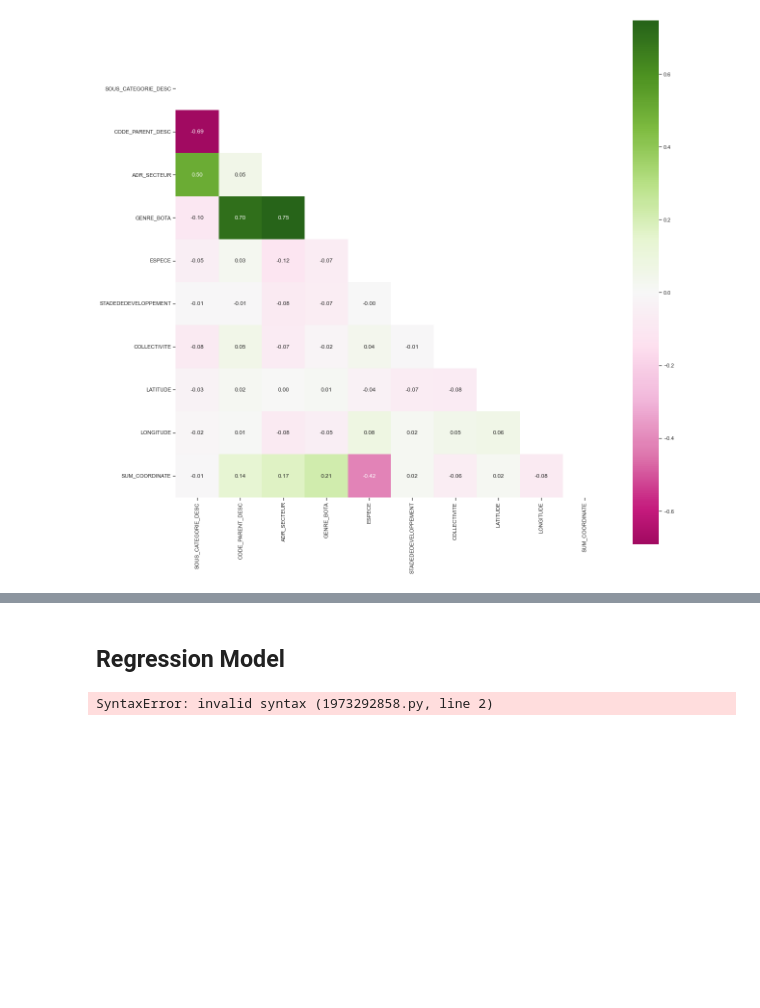
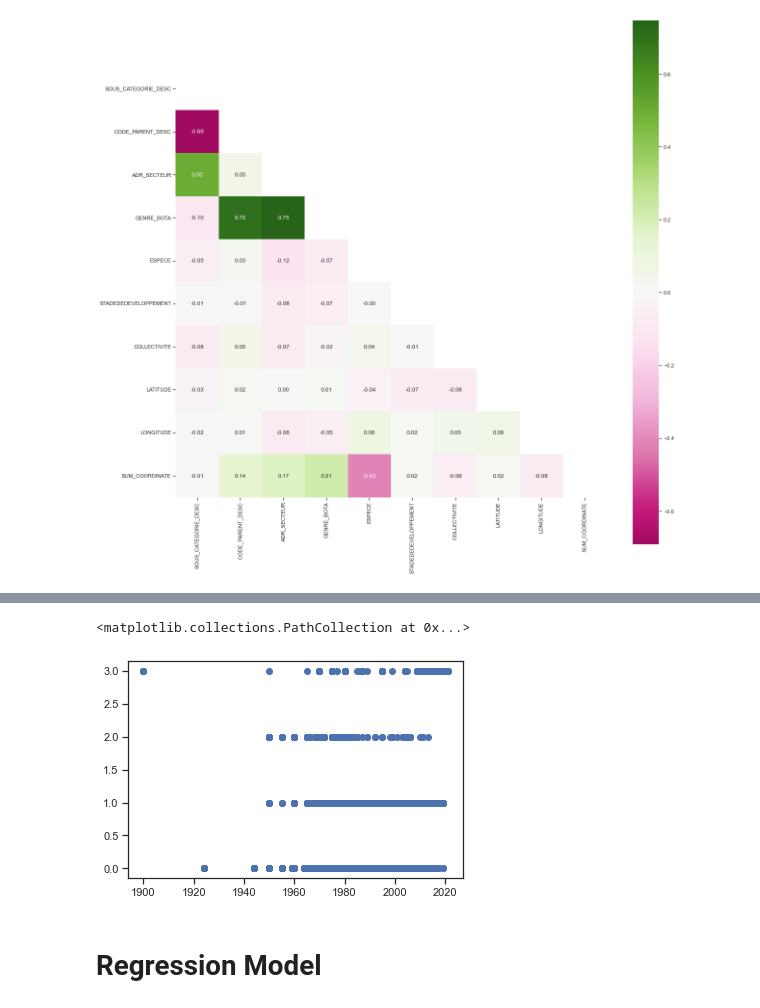
Before and after one commit to ManuLabricole/CDN-MachineLearning, a Jupyter notebook: ML1/Notebooks/notebook-1.ipynb, the cells around one changed output, grey strips where cells are left out. Saved outputs shown, nothing was run; the diff lists cells and outputs as text; code cells hidden in the pictures; blank space fills up the shorter version.

```diff
--- a/ML1/Notebooks/notebook-1.ipynb
+++ b/ML1/Notebooks/notebook-1.ipynb
@@ -476,2 +481,7 @@ plt.show();
+# %%
+plt.scatter(annees, df_pipeline["LONGITUDE"])
+# %% [output]
+<matplotlib.collections.PathCollection at 0x...>
+[figure, added]
 # %% [markdown]
-## Regression Model
+# Regression Model
@@ -480,5 +487,0 @@ from sklearn.model_selection import train_test_split
-# %%
-data = df
-annee =
-# %% [output]
-SyntaxError: invalid syntax (1973292858.py, line 2)
```
Also changed, not shown: parts of 29 cells of this notebook, 2 other files.
